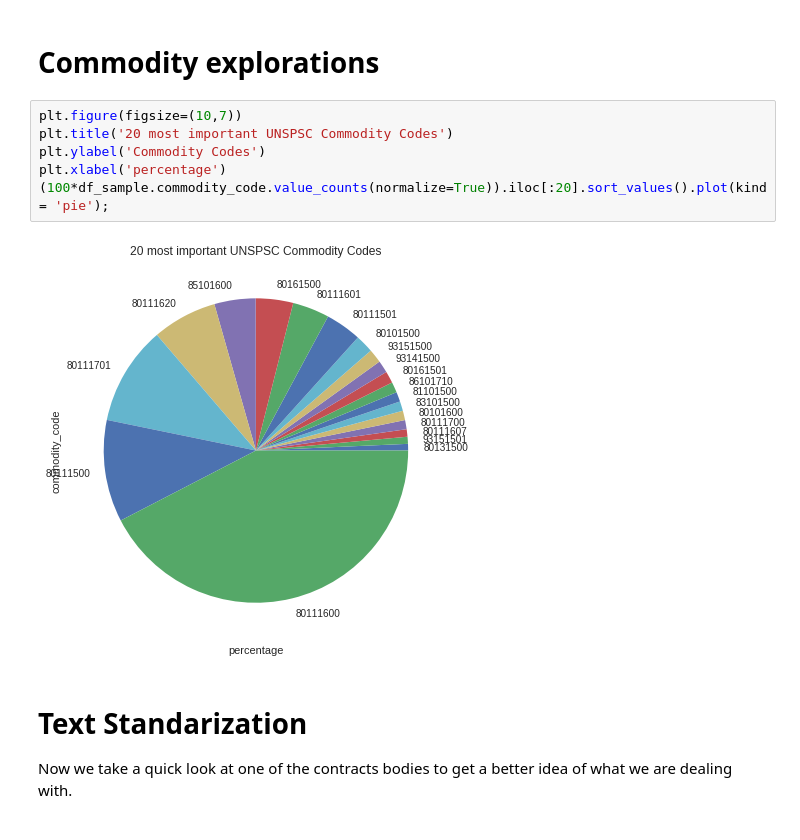
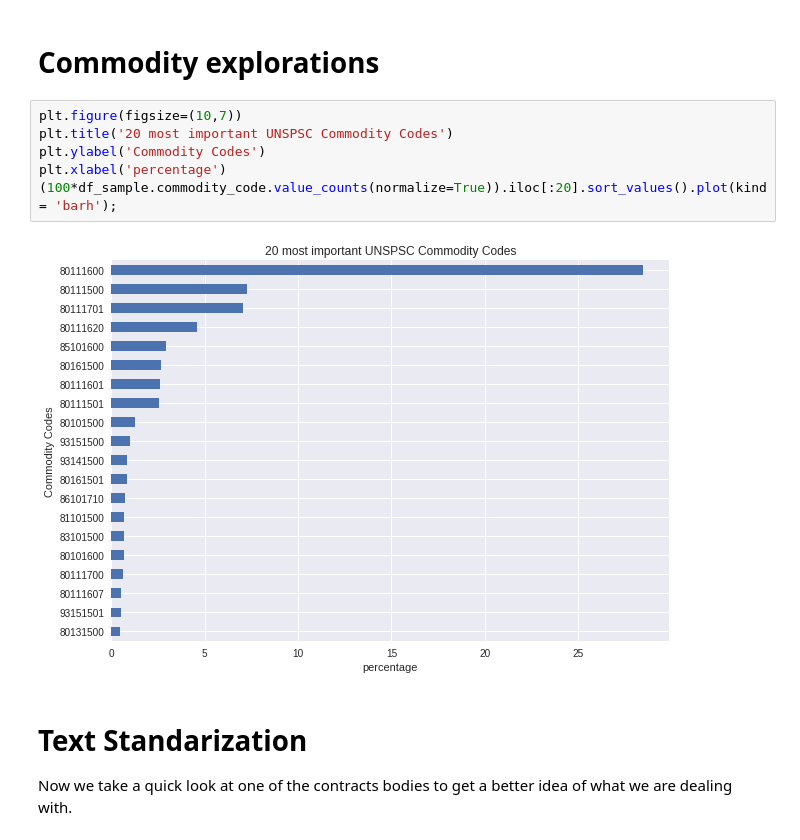
Before and after one commit to Dalperdomoe/compra_eficiente_unspsc_codes_nlp, a Jupyter notebook: notebooks/2.0-dape-data_exploration.ipynb, the cells around one changed output. Drawn from its saved outputs; the diff is of its cells as text.

```diff
--- a/notebooks/2.0-dape-data_exploration.ipynb
+++ b/notebooks/2.0-dape-data_exploration.ipynb
@@ -209,11 +209,11 @@ plt.xlabel('percentage')
 # %%
 plt.figure(figsize=(10,7))
 plt.title('20 most important UNSPSC Commodity Codes')
 plt.ylabel('Commodity Codes')
 plt.xlabel('percentage')
-(100*df_sample.commodity_code.value_counts(normalize=True)).iloc[:20].sort_values().plot(kind = 'pie');
+(100*df_sample.commodity_code.value_counts(normalize=True)).iloc[:20].sort_values().plot(kind = 'barh');
 # %% [output]
-[figure, old version]
+[figure, new version]
 # %% [markdown]
 # Text Standarization
 
```
Also changed, not shown: parts of 3 cells of this notebook.
